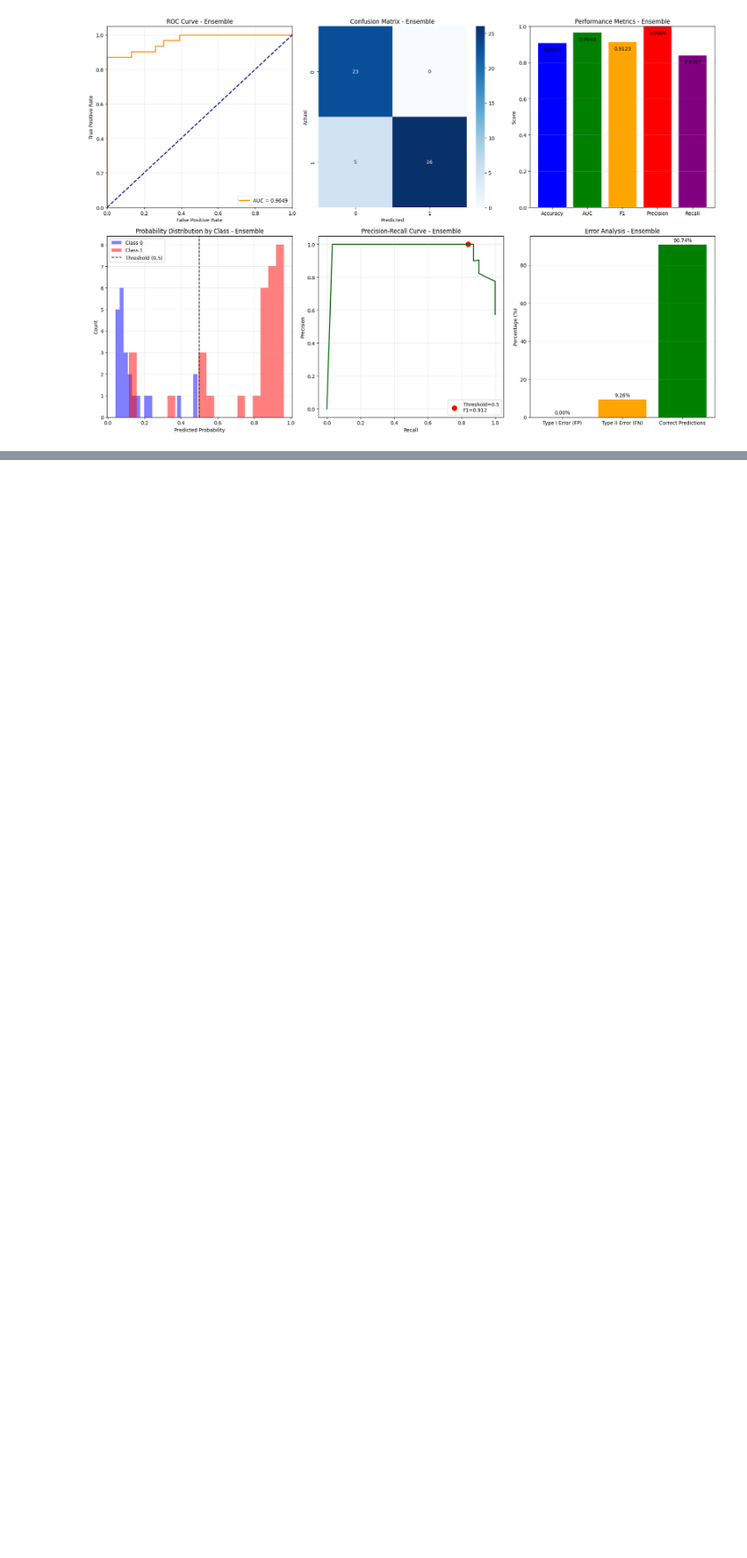
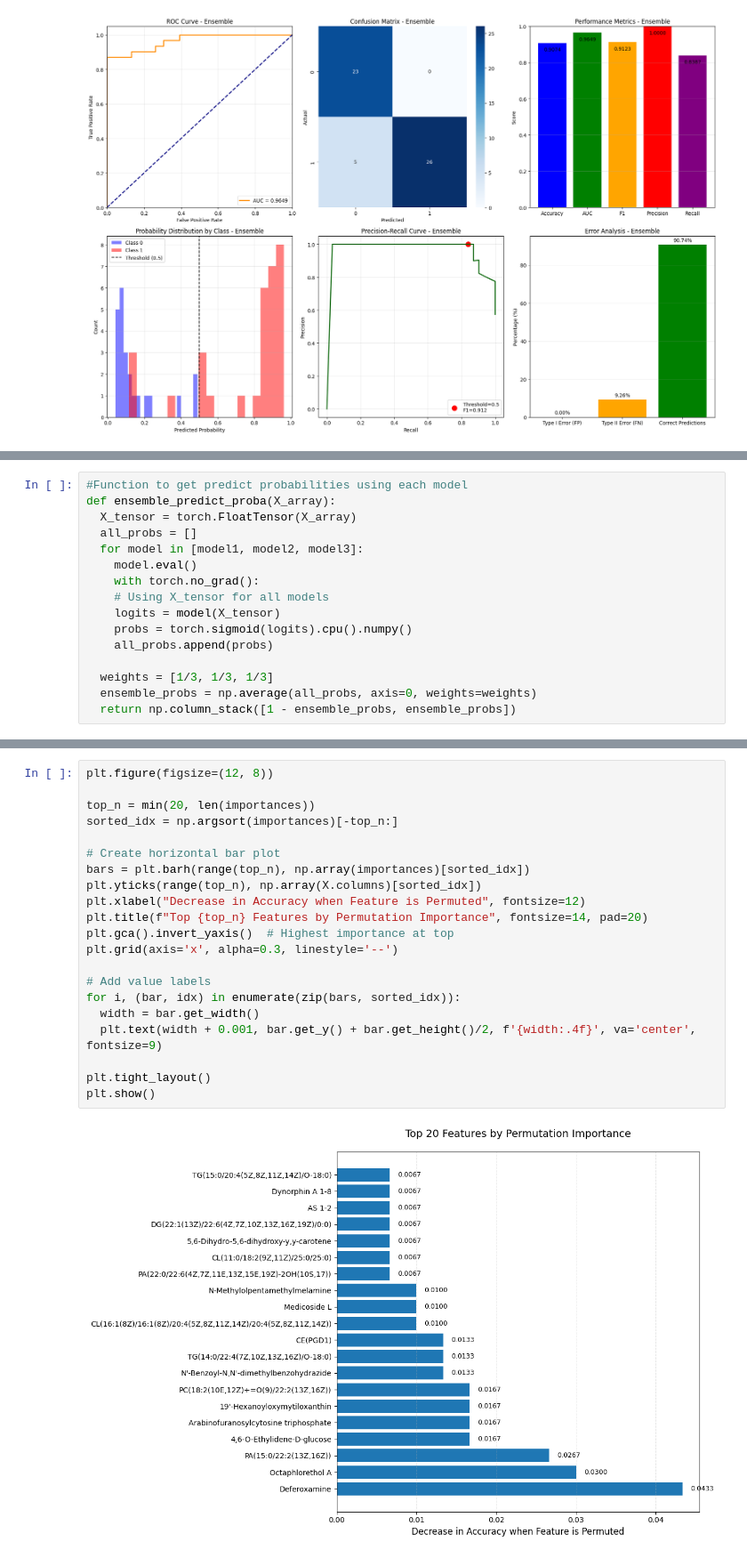
Before and after one commit to 21Lotus/SalivaryMDDMetabolomics, a Jupyter notebook: 04_transformer.ipynb, the cells around one changed output, grey strips where cells are left out. Shown at 89% size. Cells and saved outputs as stored; diff of their text form; blank space fills up the shorter version.

```diff
--- a/04_transformer.ipynb
+++ b/04_transformer.ipynb
@@ -1110,0 +1124,16 @@ True Positives:  26 (48.15%)
+# %%
+#Function to get predict probabilities using each model
+def ensemble_predict_proba(X_array):
+  X_tensor = torch.FloatTensor(X_array)
+  all_probs = []
+  for model in [model1, model2, model3]:
+    model.eval()
+    with torch.no_grad():
+    # Using X_tensor for all models
+    logits = model(X_tensor)
+    probs = torch.sigmoid(logits).cpu().numpy()
+    all_probs.append(probs)
+
+  weights = [1/3, 1/3, 1/3]
+  ensemble_probs = np.average(all_probs, axis=0, weights=weights)
+  return np.column_stack([1 - ensemble_probs, ensemble_probs])
@@ -1110,0 +1262,23 @@ True Positives:  26 (48.15%)
+# %%
+plt.figure(figsize=(12, 8))
+
+top_n = min(20, len(importances))
+sorted_idx = np.argsort(importances)[-top_n:]
+
+# Create horizontal bar plot
+bars = plt.barh(range(top_n), np.array(importances)[sorted_idx])
+plt.yticks(range(top_n), np.array(X.columns)[sorted_idx])
+plt.xlabel("Decrease in Accuracy when Feature is Permuted", fontsize=12)
+plt.title(f"Top {top_n} Features by Permutation Importance", fontsize=14, pad=20)
+plt.gca().invert_yaxis()  # Highest importance at top
+plt.grid(axis='x', alpha=0.3, linestyle='--')
+
+# Add value labels
+for i, (bar, idx) in enumerate(zip(bars, sorted_idx)):
+  width = bar.get_width()
+  plt.text(width + 0.001, bar.get_y() + bar.get_height()/2, f'{width:.4f}', va='center', fontsize=9)
+
+plt.tight_layout()
+plt.show()
+# %% [output]
+[figure, added]
```
Also changed, not shown: parts of 9 cells of this notebook.
